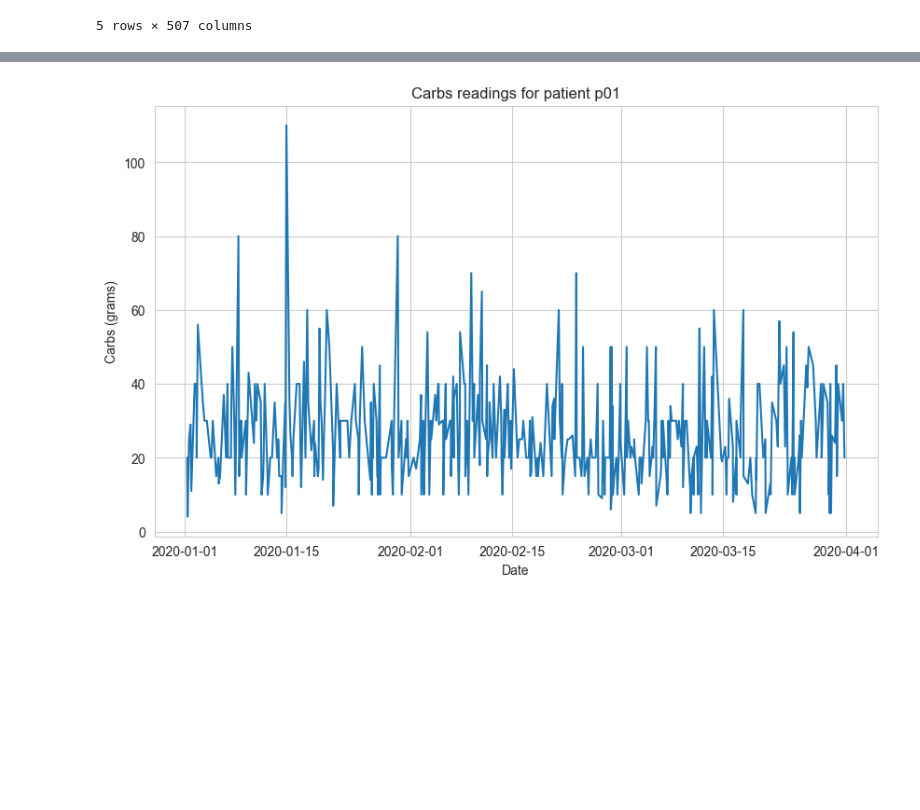
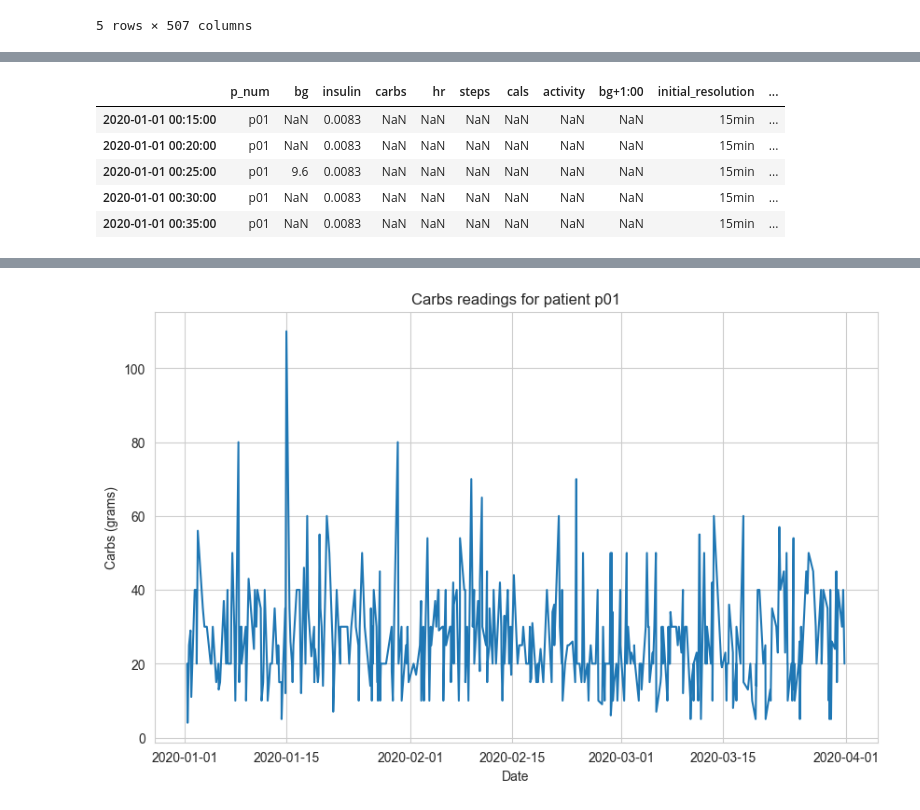
Before and after one commit to masaver/brist1d, a Jupyter notebook: notebooks/0.2-ralf-preprocessing.ipynb, the cells around one changed output, grey strips where cells are left out. Saved outputs shown, nothing was run; the diff lists cells and outputs as text; code cells hidden in the pictures; blank space fills up the shorter version.

```diff
--- a/notebooks/0.2-ralf-preprocessing.ipynb
+++ b/notebooks/0.2-ralf-preprocessing.ipynb
@@ -216,3 +238,13 @@ df_p01
+# %%
+df_p01['datetime'] = df_p01.index
+df_p01.head()
+# %% [output]
+|  | p_num | bg | insulin | carbs | hr | steps | cals | activity | bg+1:00 | initial_resolution | ... |
+| 2020-01-01 00:15:00 | p01 | NaN | 0.0083 | NaN | NaN | NaN | NaN | NaN | NaN | 15min | ... |
+| 2020-01-01 00:20:00 | p01 | NaN | 0.0083 | NaN | NaN | NaN | NaN | NaN | NaN | 15min | ... |
+| 2020-01-01 00:25:00 | p01 | 9.6 | 0.0083 | NaN | NaN | NaN | NaN | NaN | NaN | 15min | ... |
+| 2020-01-01 00:30:00 | p01 | NaN | 0.0083 | NaN | NaN | NaN | NaN | NaN | NaN | 15min | ... |
+| 2020-01-01 00:35:00 | p01 | NaN | 0.0083 | NaN | NaN | NaN | NaN | NaN | NaN | 15min | ... |
 # %%
 # plot the data
 plt.figure(figsize=(10, 6))
```
Also changed, not shown: parts of 7 cells of this notebook, 2 other files.
